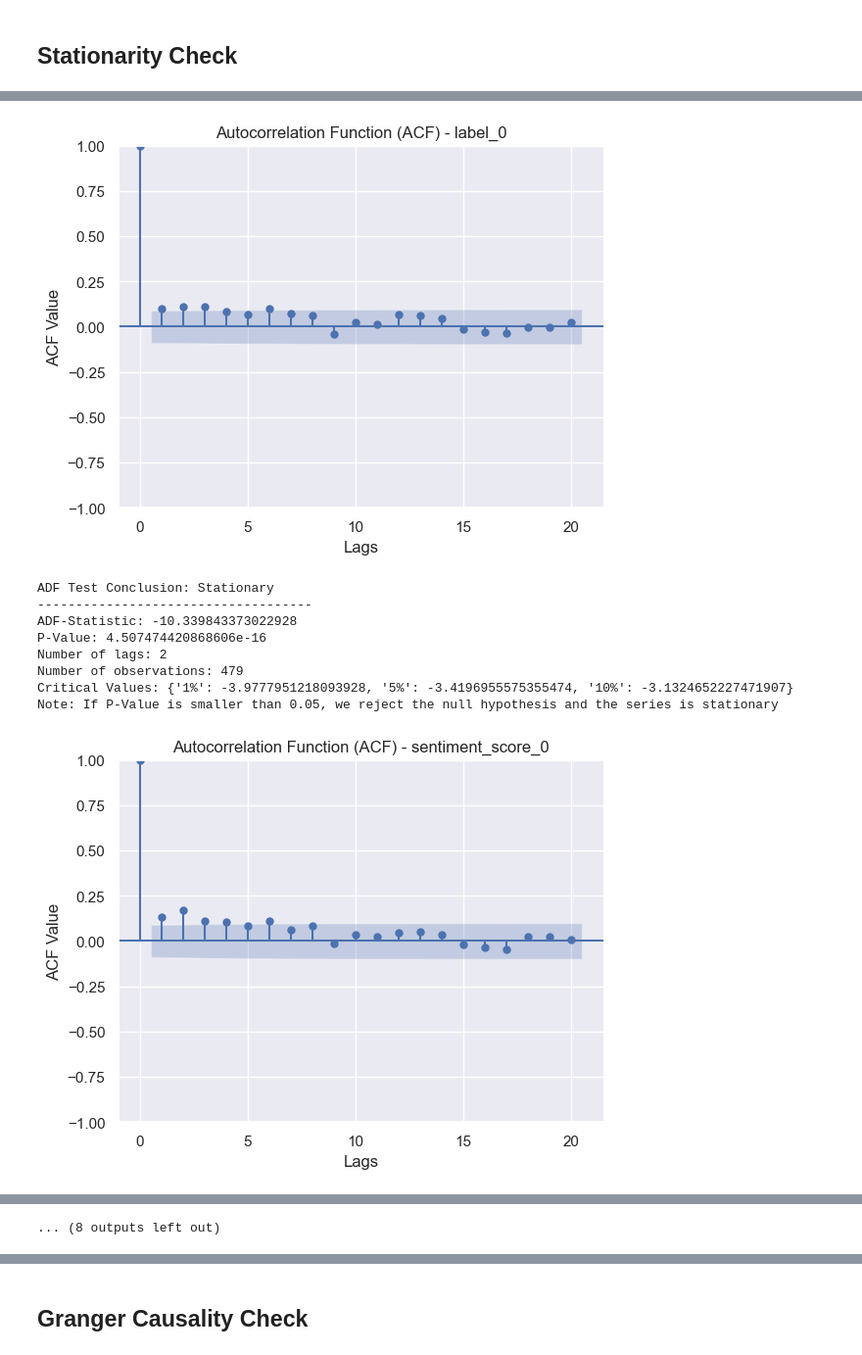
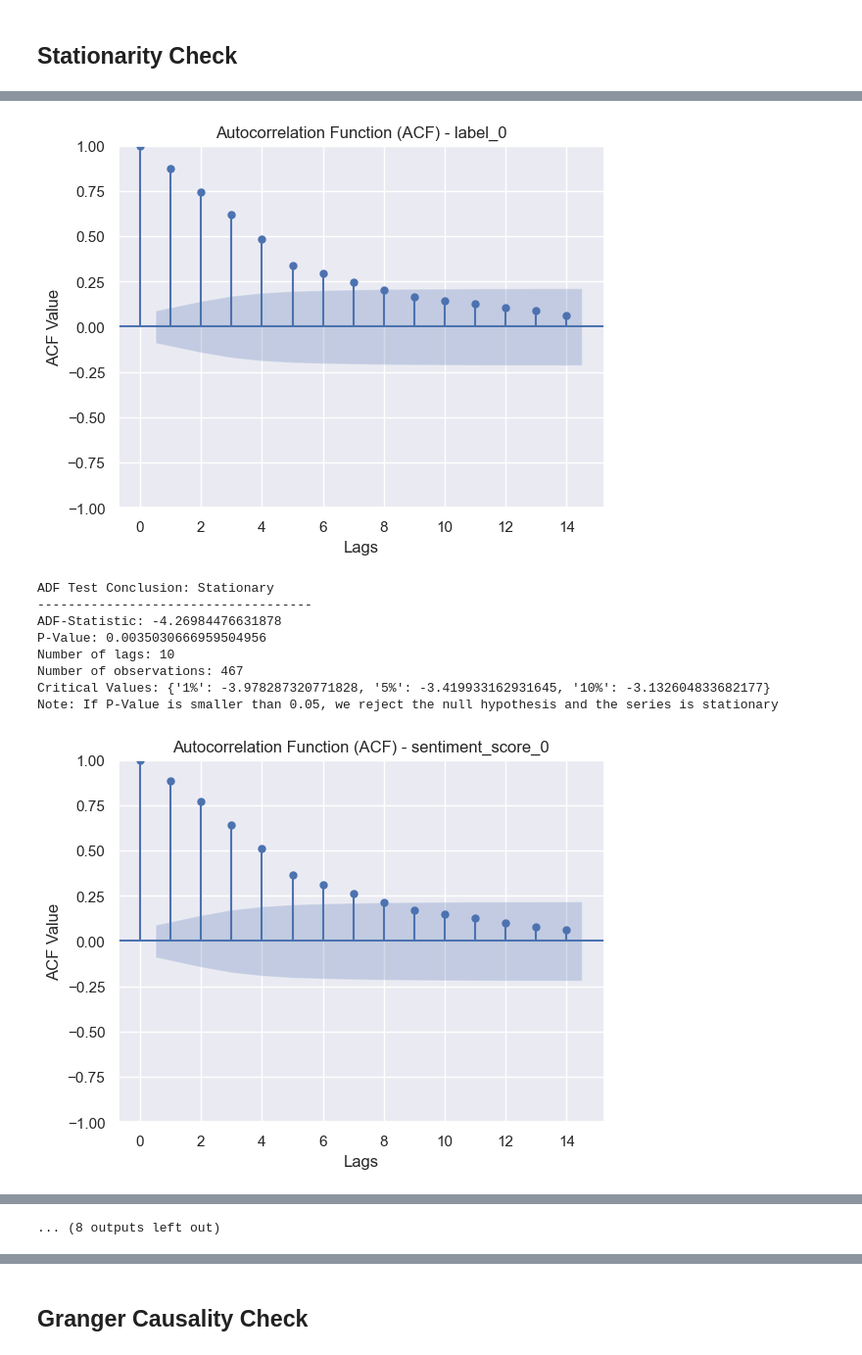
Before and after one commit to patricia-van/Oil-Price-Prediction-using-Tweets, a Jupyter notebook: modelling.ipynb, the cells around one changed output, grey strips where cells are left out. Shown at 98% size. Drawn from its saved outputs; the diff is of its cells as text; code cells hidden in the pictures.

```diff
--- a/modelling.ipynb
+++ b/modelling.ipynb
@@ -124,7 +124,7 @@ daily_sentiment.head()
 | 2022-07-06 | -0.191781 | -0.177303 | -0.204545 | -0.375000 | 0.000000 | -0.181818 | -0.207250 | -0.270887 | ... |
 # %%
 features_df = daily_sentiment.fillna(0)
-features_df = features_df.rolling(window=14).mean()
+features_df = features_df.rolling(window=7).mean()
 features_df.tail()
 # %% [output]
 |  | label_0 | sentiment_score_0 | label_1 | label_2 | label_3 | label_4 | sentiment_score_1 | sentiment_score_2 | ... |
@@ -235,17 +236,17 @@ Critical Values: {'1%': -3.978245333552409, '5%': -3.4199128949932036, '10%': -3
 Note: If P-Value is smaller than 0.05, we reject the null hypothesis and the series is stationary
 # %%
 for col in features_df.columns:
-    check_stationarity(df, col, 20)
+    check_stationarity(df, col, 14)
 # %% [output]
-[figure, old version]
+[figure, new version]
 ADF Test Conclusion: Stationary
 ------------------------------------
-ADF-Statistic: -10.339843373022928
-P-Value: 4.507474420868606e-16
-Number of lags: 2
-Number of observations: 479
-Critical Values: {'1%': -3.9777951218093928, '5%': -3.4196955575355474, '10%': -3.1324652227471907}
+ADF-Statistic: -4.26984476631878
+P-Value: 0.0035030666959504956
+Number of lags: 10
+Number of observations: 467
+Critical Values: {'1%': -3.978287320771828, '5%': -3.419933162931645, '10%': -3.132604833682177}
 Note: If P-Value is smaller than 0.05, we reject the null hypothesis and the series is stationary
-[figure, old version]
+[figure, new version]
 ADF Test Conclusion: Stationary
 ------------------------------------
```
Also changed, not shown: parts of 16 cells of this notebook, 5 other files.
